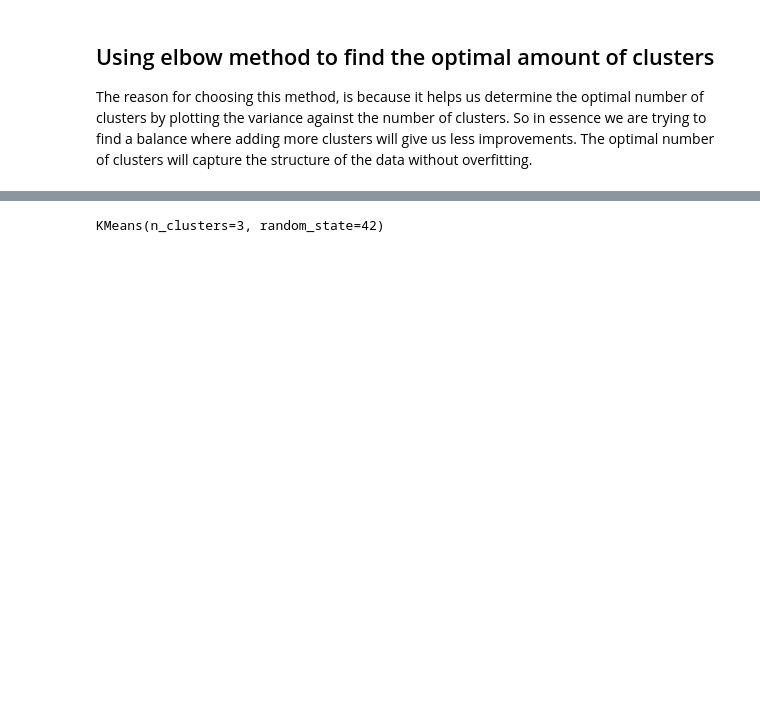
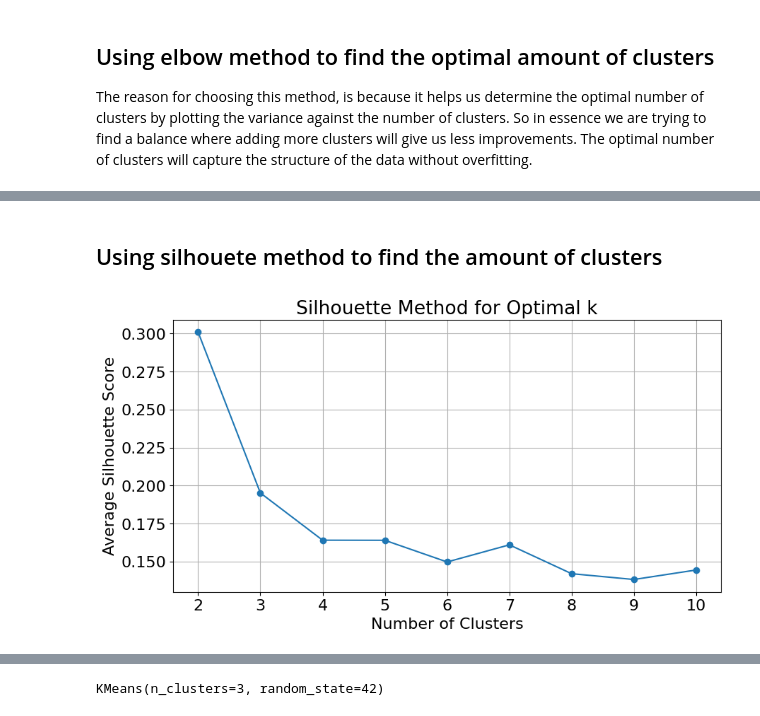
Before and after one commit to Wolff404/Clustering, a Jupyter notebook: Clustering_of_Travel_Reviews.ipynb, the cells around one changed output, grey strips where cells are left out. Drawn from its saved outputs; the diff is of its cells as text; code cells hidden in the pictures; blank space fills up the shorter version.

```diff
--- a/Clustering_of_Travel_Reviews.ipynb
+++ b/Clustering_of_Travel_Reviews.ipynb
@@ -70,2 +82,24 @@ plt.show()
 
 We can observe that the inertia of the k slows down significantly after hitting 2 cluster.There’s no clear elbow, but a noticeable bend occurs around k=3. and the curve starts flattening around k=3 to k5. So I will try both k=3 and k=4 and compare the results between the two.
+# %% [markdown]
+## Using silhouete method to find the amount of clusters
+# %%
+range_n_clusters = range(2, 11)
+silhouette_avg = []
+
+for k in range_n_clusters:
+    clusterer = KMeans(n_clusters=k, random_state=42)
+    cluster_labels = clusterer.fit_predict(dataset)
+
+    silhouette_avg.append(silhouette_score(dataset, cluster_labels))
+
+plt.figure(figsize=(10, 5))
+plt.plot(range_n_clusters, silhouette_avg, marker='o')
+plt.title('Silhouette Method for Optimal k')
+plt.xlabel('Number of Clusters')
+plt.ylabel('Average Silhouette Score')
+plt.xticks(range_n_clusters)
+plt.grid()
+plt.show()
+# %% [output]
+[figure, added]
```
Also changed, not shown: parts of 17 cells of this notebook.
